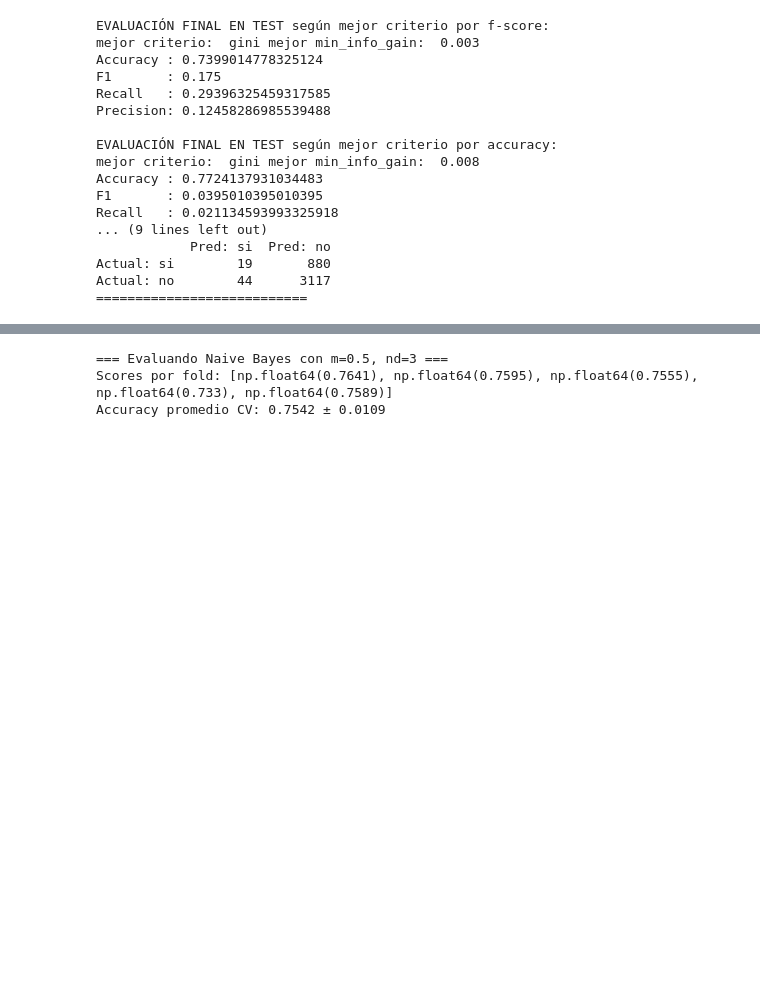
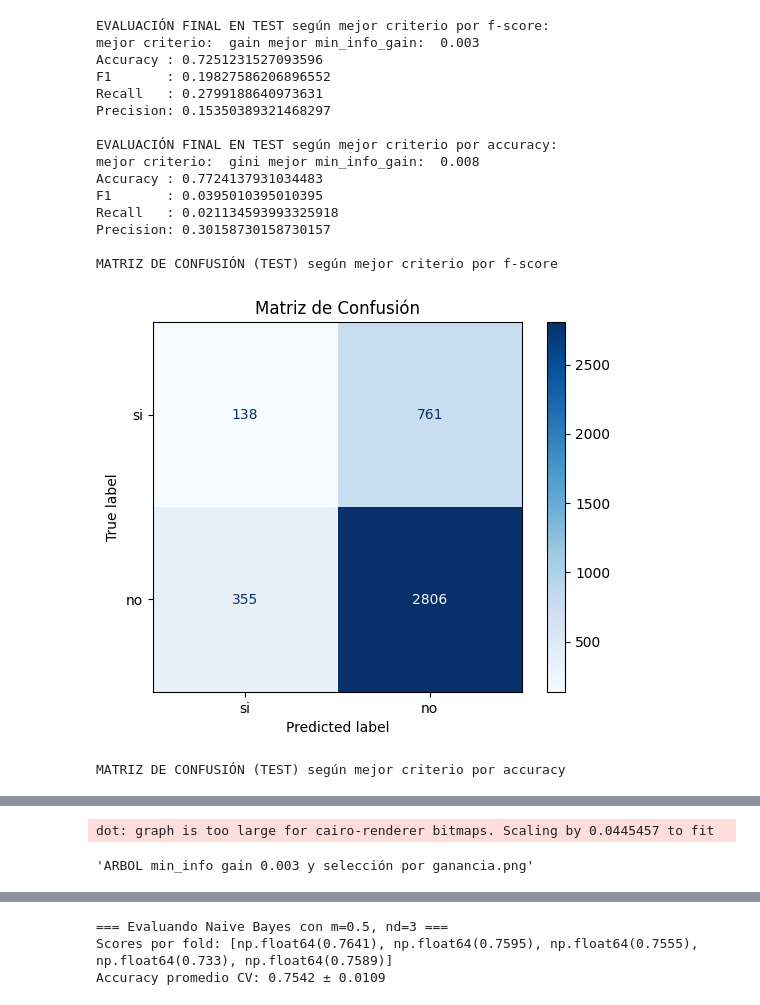
Before and after one commit to Ezequiel-Capo/MachineLearningLab, a Jupyter notebook: LAB1/Script/evaluacion_modelos.ipynb, the cells around one changed output, grey strips where cells are left out. Drawn from its saved outputs; the diff is of its cells as text; code cells hidden in the pictures; blank space fills up the shorter version.

```diff
--- a/LAB1/Script/evaluacion_modelos.ipynb
+++ b/LAB1/Script/evaluacion_modelos.ipynb
@@ -60,38 +66,40 @@ Name: 3, dtype: object
 # %%
 # Evaluación final en test según mejores configuraciones ID3 modificado
 y_pred_f = t.testearModelo("ID3", best_cfg_F, X_train, y_train, X_test)
 print("\nEVALUACIÓN FINAL EN TEST según mejor criterio por f-score:")
 t.imprimirMetricas("ID3", best_cfg_F,y_pred_f, y_test)
 
 y_pred_a = t.testearModelo("ID3", best_cfg_A, X_train, y_train, X_test)
 print("\nEVALUACIÓN FINAL EN TEST según mejor criterio por accuracy:")
 t.imprimirMetricas("ID3", best_cfg_A, y_test,y_pred_a)
 
 # Matrices de confusión
 print("\nMATRIZ DE CONFUSIÓN (TEST) según mejor criterio por f-score")
-t.print_CM("ID3", y_test, y_pred_f)
-print("===========================")
+t.graficar_matriz_confusion(y_test, y_pred_f, labels=['si', 'no'])
 
 print("\nMATRIZ DE CONFUSIÓN (TEST) según mejor criterio por accuracy")
-t.print_CM("ID3", y_test, y_pred_a)
-print("===========================")
+t.graficar_matriz_confusion(y_test, y_pred_a, labels=['si', 'no'])
+
+arbol = t.generacion_ID3(S, list(X.columns), "dia_lluvioso", 0.003, "gain")
+dot = t.graficar_arbol(arbol)
+dot.render("ARBOL min_info gain 0.003 y selección por ganancia", format="png", view=True)
 
 #timepo est: 1min
 # %% [output]
 EVALUACIÓN FINAL EN TEST según mejor criterio por f-score:
-mejor criterio:  gini mejor min_info_gain:  0.003
-Accuracy : 0.7399014778325124
-F1       : 0.175
-Recall   : 0.29396325459317585
-Precision: 0.12458286985539488
+mejor criterio:  gain mejor min_info_gain:  0.003
+Accuracy : 0.7251231527093596
+F1       : 0.19827586206896552
+Recall   : 0.2799188640973631
+Precision: 0.15350389321468297
 
 EVALUACIÓN FINAL EN TEST según mejor criterio por accuracy:
 mejor criterio:  gini mejor min_info_gain:  0.008
 Accuracy : 0.7724137931034483
 F1       : 0.0395010395010395
 Recall   : 0.021134593993325918
-... (9 lines left out)
-            Pred: si  Pred: no
-Actual: si        19       880
-Actual: no        44      3117
-===========================
+Precision: 0.30158730158730157
+
+MATRIZ DE CONFUSIÓN (TEST) según mejor criterio por f-score
+[figure, added]
+MATRIZ DE CONFUSIÓN (TEST) según mejor criterio por accuracy
@@ -98,3 +107,5 @@ Actual: no        44      3117
+dot: graph is too large for cairo-renderer bitmaps. Scaling by 0.0445457 to fit
+'ARBOL min_info gain 0.003 y selección por ganancia.png'
 # %%
 # -------------------------------------------- RANDOM FOREST -------------------------------------------------
 import algoritmos_clasificacion as t
```
Also changed, not shown: parts of 5 cells of this notebook, 6 other files.
